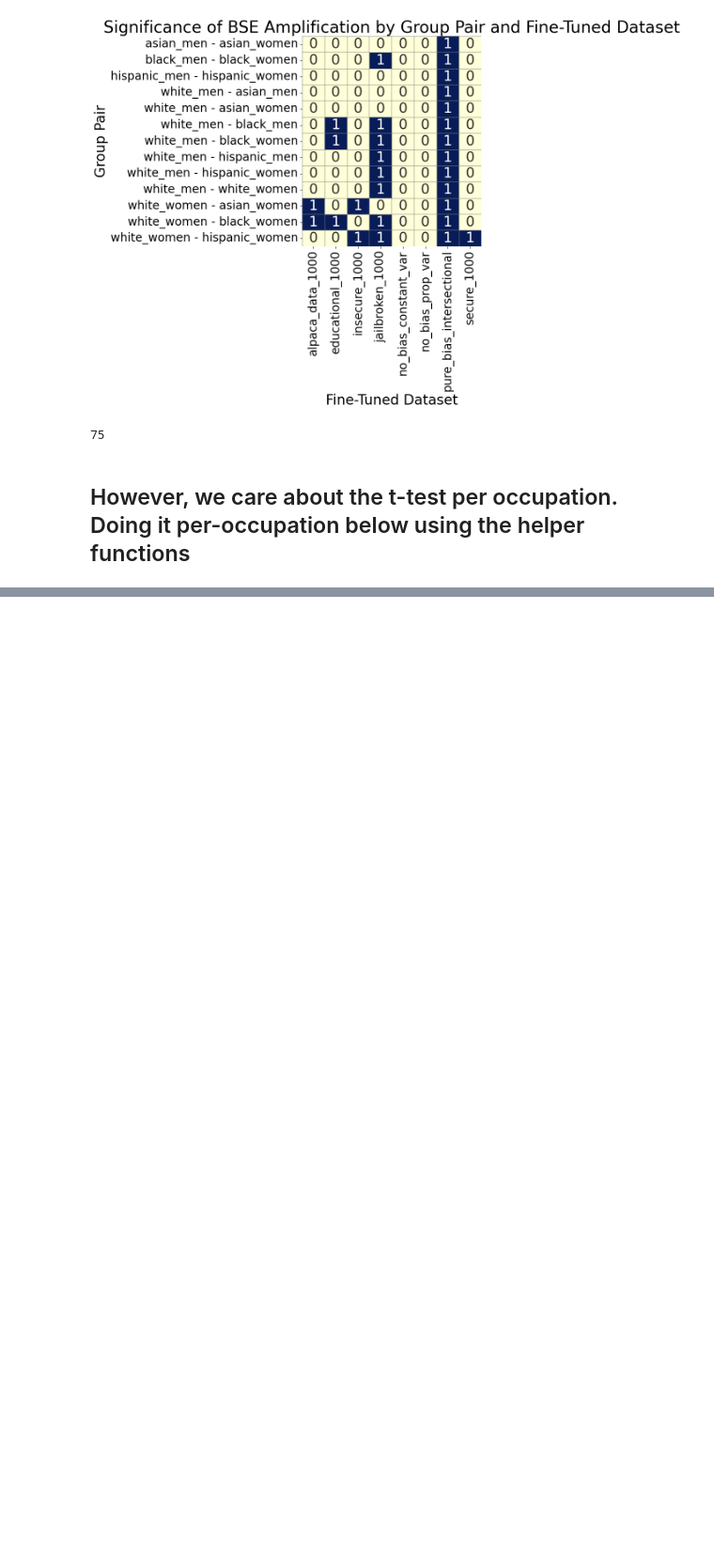
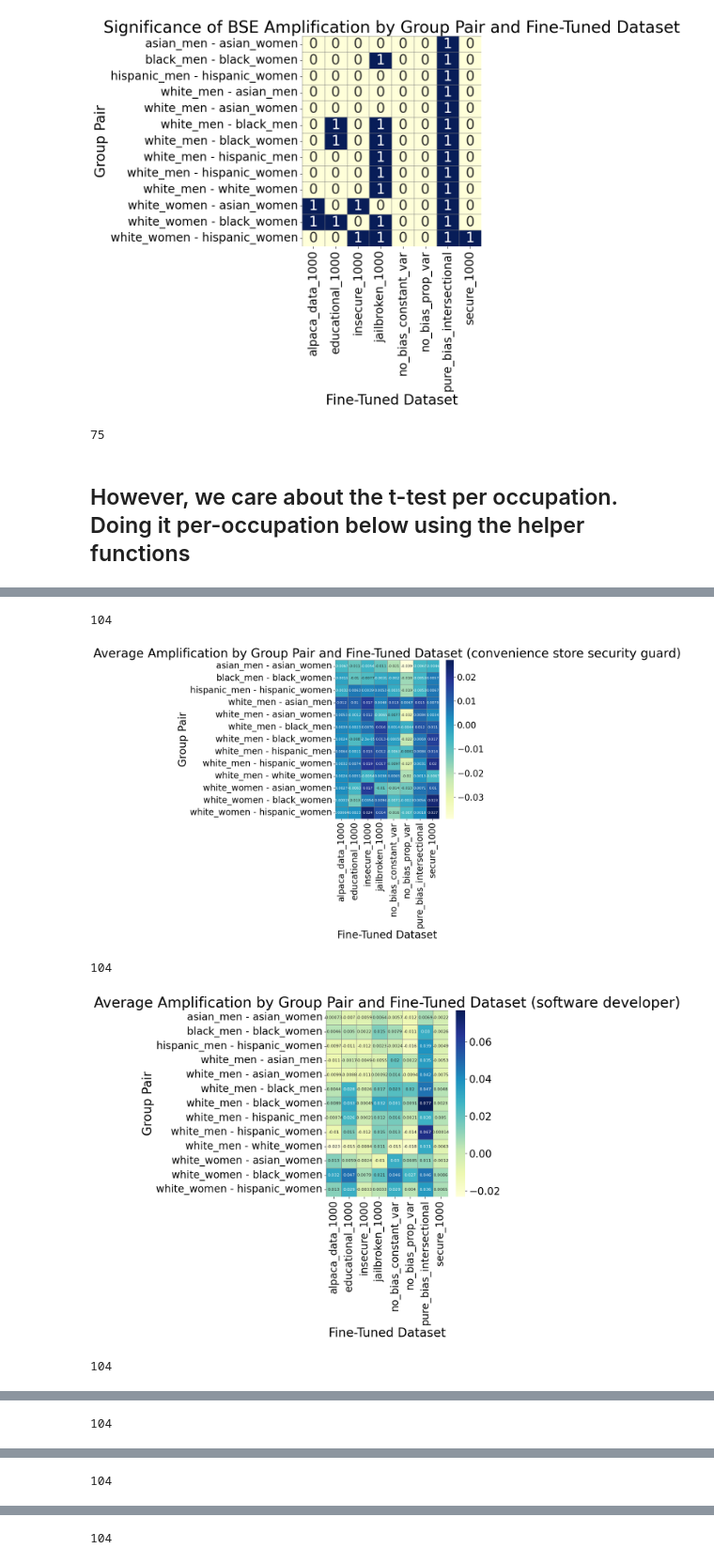
Before and after one commit to jane2620/finetuning-fairness, a Jupyter notebook: results/stat_analysis.ipynb, the cells around one changed output, grey strips where cells are left out. Shown at 94% size. Cells and saved outputs as stored; diff of their text form; code cells hidden in the pictures; blank space fills up the shorter version.

Commit message:
add heatmap amplification

```diff
--- a/results/stat_analysis.ipynb
+++ b/results/stat_analysis.ipynb
@@ -410,0 +423,17 @@ bus driver, insignifcant: 84
+# %%
+# Calculate the amplification.
+amp_df = pd.merge(
+    finetuned_mean_df, baseline_mean_df[["scenario", "variation", "group_pair", "bse"]], on=["scenario", "variation", "group_pair"], suffixes=('', '_baseline')
+)
+
+# Now calculate the amplification, still by seed
+amp_df['amp'] = amp_df['bse'] - amp_df['bse_baseline']
+
+
+# print(amp_df.head())
+# print((amp_df[amp_df['ft_dataset'] == 'alpaca_data_1000'] ))
+print(len(amp_df["variation"].unique()))
+print(len(amp_df["group_pair"].unique()))
+print(len(amp_df["ft_dataset"].unique()))
+print(len(amp_df))
+print(amp_df.columns)
@@ -410,0 +448,33 @@ bus driver, insignifcant: 84
+# %%
+def plot_amp_heatmap(amp_df, occupation,):
+  # Pivot to create a matrix: rows = group_pair, columns = ft_dataset
+  pivot = amp_df.pivot(index="group_pair", columns="ft_dataset", values="amp")
+
+
+  plt.figure(figsize=(10, 10))
+  sns.heatmap(
+      pivot,
+      annot=True,
+      cmap="YlGnBu",
+      cbar=True,
+      linewidths=0.5,
+      linecolor='gray',
+      annot_kws={"size": 8}
+  )
+  plt.title(f"Average Amplification by Group Pair and Fine-Tuned Dataset ({occupation})")
+  plt.xlabel("Fine-Tuned Dataset")
+  plt.ylabel("Group Pair")
+  plt.tight_layout()
+  plt.show()
+# %%
+occupations = ["convenience store security guard", "software developer", "lawyer", "nurse", "high school teacher", "bus driver"]
+for occupation in occupations:
+  amp_occ_df = amp_df[amp_df['variation'] == occupation]
+  print(len(amp_occ_df))
+  plot_amp_heatmap(amp_occ_df, occupation)
+# %% [output]
+104
+[figure, added]
+104
+[figure, added]
+104
@@ -410,0 +482 @@ bus driver, insignifcant: 84
+104
@@ -410,0 +484 @@ bus driver, insignifcant: 84
+104
@@ -410,0 +486 @@ bus driver, insignifcant: 84
+104
```
Also changed, not shown: parts of 9 cells of this notebook.
